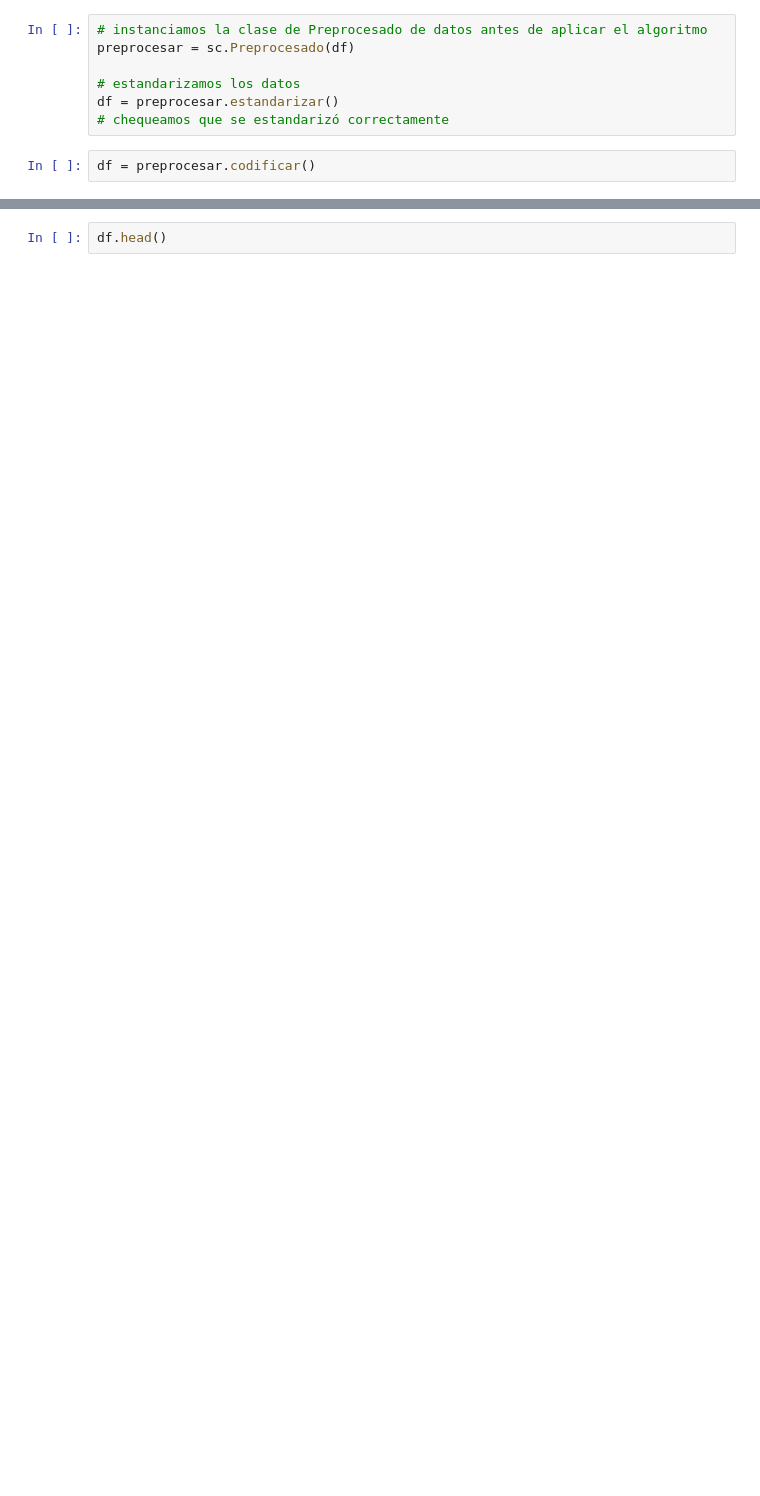
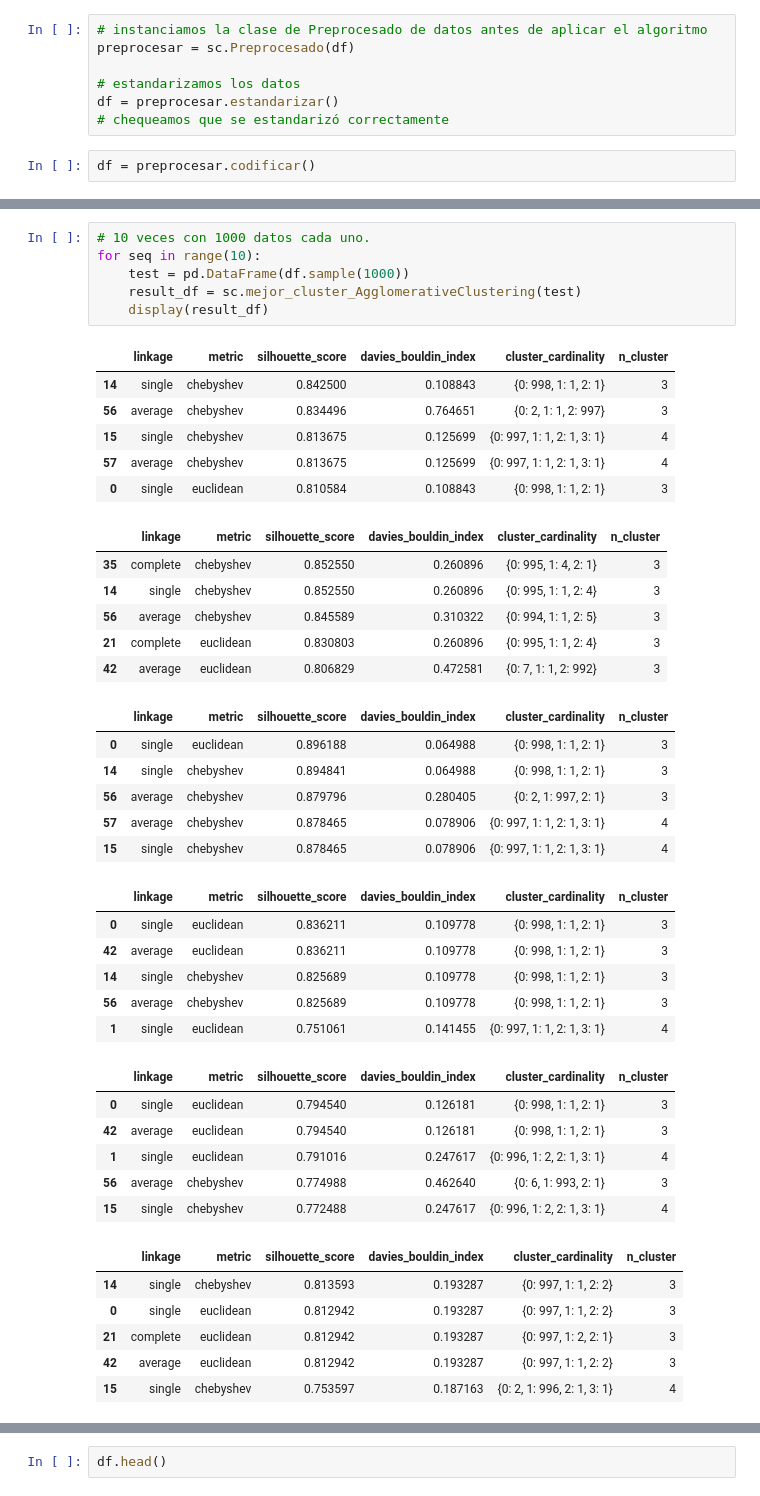
Before and after one commit to santiagorodriguez-dev/Proyecto9-Clustering, a Jupyter notebook: notebooks/01-eda-cluster.ipynb, the cells around one changed output, grey strips where cells are left out. Saved outputs shown, nothing was run; the diff lists cells and outputs as text; blank space fills up the shorter version.

```diff
--- a/notebooks/01-eda-cluster.ipynb
+++ b/notebooks/01-eda-cluster.ipynb
@@ -209,0 +214,43 @@ plt.show()
+# %%
+# 10 veces con 1000 datos cada uno.
+for seq in range(10):
+    test = pd.DataFrame(df.sample(1000))
+    result_df = sc.mejor_cluster_AgglomerativeClustering(test)
+    display(result_df)
+# %% [output]
+|  | linkage | metric | silhouette_score | davies_bouldin_index | cluster_cardinality | n_cluster |
+| 14 | single | chebyshev | 0.842500 | 0.108843 | {0: 998, 1: 1, 2: 1} | 3 |
+| 56 | average | chebyshev | 0.834496 | 0.764651 | {0: 2, 1: 1, 2: 997} | 3 |
+| 15 | single | chebyshev | 0.813675 | 0.125699 | {0: 997, 1: 1, 2: 1, 3: 1} | 4 |
+| 57 | average | chebyshev | 0.813675 | 0.125699 | {0: 997, 1: 1, 2: 1, 3: 1} | 4 |
+| 0 | single | euclidean | 0.810584 | 0.108843 | {0: 998, 1: 1, 2: 1} | 3 |
+|  | linkage | metric | silhouette_score | davies_bouldin_index | cluster_cardinality | n_cluster |
+| 35 | complete | chebyshev | 0.852550 | 0.260896 | {0: 995, 1: 4, 2: 1} | 3 |
+| 14 | single | chebyshev | 0.852550 | 0.260896 | {0: 995, 1: 1, 2: 4} | 3 |
+| 56 | average | chebyshev | 0.845589 | 0.310322 | {0: 994, 1: 1, 2: 5} | 3 |
+| 21 | complete | euclidean | 0.830803 | 0.260896 | {0: 995, 1: 1, 2: 4} | 3 |
+| 42 | average | euclidean | 0.806829 | 0.472581 | {0: 7, 1: 1, 2: 992} | 3 |
+|  | linkage | metric | silhouette_score | davies_bouldin_index | cluster_cardinality | n_cluster |
+| 0 | single | euclidean | 0.896188 | 0.064988 | {0: 998, 1: 1, 2: 1} | 3 |
+| 14 | single | chebyshev | 0.894841 | 0.064988 | {0: 998, 1: 1, 2: 1} | 3 |
+| 56 | average | chebyshev | 0.879796 | 0.280405 | {0: 2, 1: 997, 2: 1} | 3 |
+| 57 | average | chebyshev | 0.878465 | 0.078906 | {0: 997, 1: 1, 2: 1, 3: 1} | 4 |
+| 15 | single | chebyshev | 0.878465 | 0.078906 | {0: 997, 1: 1, 2: 1, 3: 1} | 4 |
+|  | linkage | metric | silhouette_score | davies_bouldin_index | cluster_cardinality | n_cluster |
+| 0 | single | euclidean | 0.836211 | 0.109778 | {0: 998, 1: 1, 2: 1} | 3 |
+| 42 | average | euclidean | 0.836211 | 0.109778 | {0: 998, 1: 1, 2: 1} | 3 |
+| 14 | single | chebyshev | 0.825689 | 0.109778 | {0: 998, 1: 1, 2: 1} | 3 |
+| 56 | average | chebyshev | 0.825689 | 0.109778 | {0: 998, 1: 1, 2: 1} | 3 |
+| 1 | single | euclidean | 0.751061 | 0.141455 | {0: 997, 1: 1, 2: 1, 3: 1} | 4 |
+|  | linkage | metric | silhouette_score | davies_bouldin_index | cluster_cardinality | n_cluster |
+| 0 | single | euclidean | 0.794540 | 0.126181 | {0: 998, 1: 1, 2: 1} | 3 |
+| 42 | average | euclidean | 0.794540 | 0.126181 | {0: 998, 1: 1, 2: 1} | 3 |
+| 1 | single | euclidean | 0.791016 | 0.247617 | {0: 996, 1: 2, 2: 1, 3: 1} | 4 |
+| 56 | average | chebyshev | 0.774988 | 0.462640 | {0: 6, 1: 993, 2: 1} | 3 |
+| 15 | single | chebyshev | 0.772488 | 0.247617 | {0: 996, 1: 2, 2: 1, 3: 1} | 4 |
+|  | linkage | metric | silhouette_score | davies_bouldin_index | cluster_cardinality | n_cluster |
+| 14 | single | chebyshev | 0.813593 | 0.193287 | {0: 997, 1: 1, 2: 2} | 3 |
+| 0 | single | euclidean | 0.812942 | 0.193287 | {0: 997, 1: 1, 2: 2} | 3 |
+| 21 | complete | euclidean | 0.812942 | 0.193287 | {0: 997, 1: 2, 2: 1} | 3 |
+| 42 | average | euclidean | 0.812942 | 0.193287 | {0: 997, 1: 1, 2: 2} | 3 |
+| 15 | single | chebyshev | 0.753597 | 0.187163 | {0: 2, 1: 996, 2: 1, 3: 1} | 4 |
```
Also changed, not shown: parts of 10 cells of this notebook, 3 other files.
